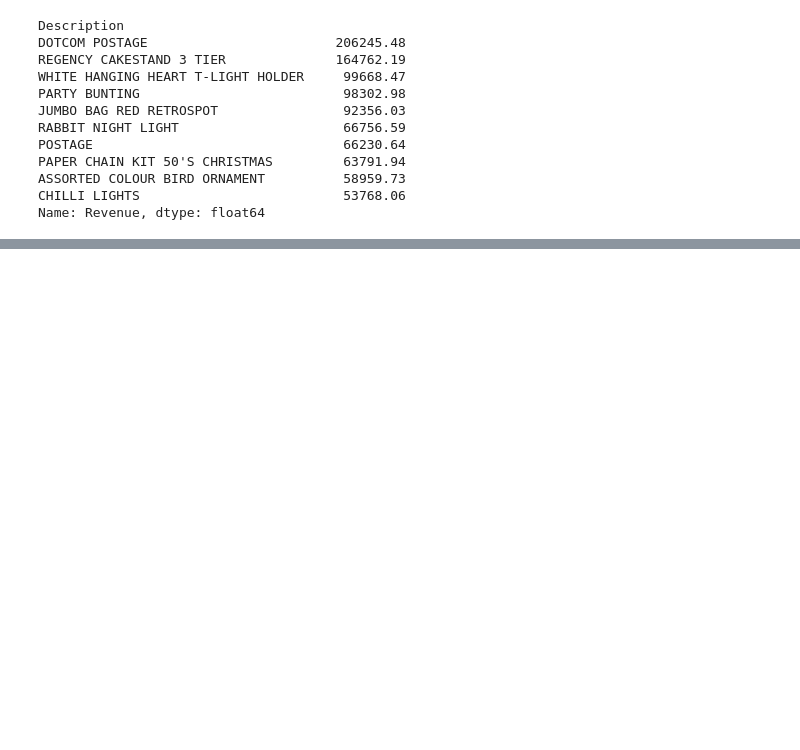
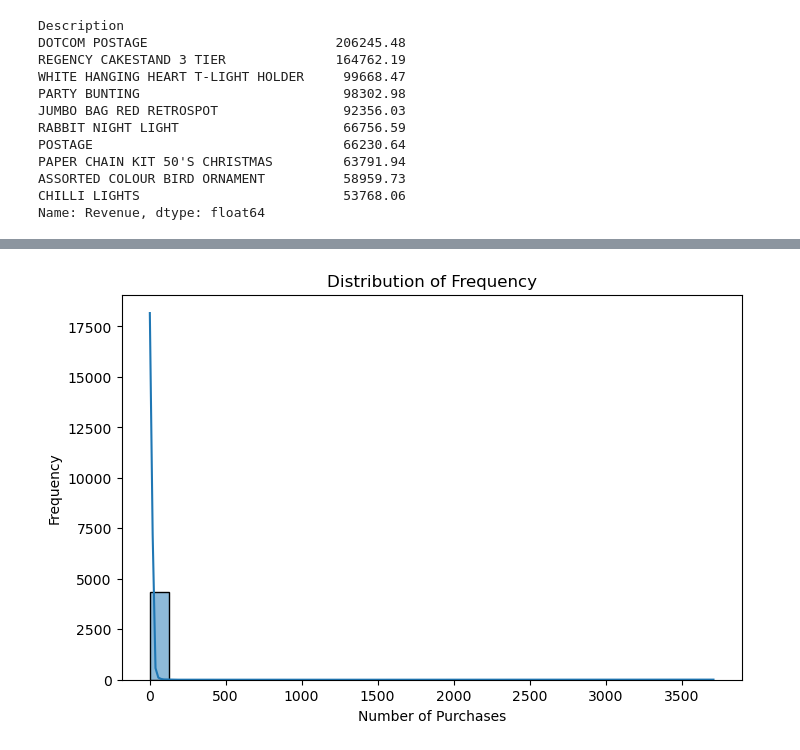
Before and after one commit to BihaniM/portfolio-project-1, a Jupyter notebook: Portfolio_project.ipynb, the cells around one changed output, grey strips where cells are left out. Saved outputs shown, nothing was run; the diff lists cells and outputs as text; code cells hidden in the pictures; blank space fills up the shorter version.

```diff
--- a/Portfolio_project.ipynb
+++ b/Portfolio_project.ipynb
@@ -272,0 +402,10 @@ Name: Revenue, dtype: float64
+# %%
+# Plot distribution of Frequency
+plt.figure(figsize=(8, 5))
+sns.histplot(rfm_df['Frequency'], bins=30, kde=True)
+plt.title("Distribution of Frequency")
+plt.xlabel("Number of Purchases")
+plt.ylabel("Frequency")
+plt.show()
+# %% [output]
+[figure, added]
```
Also changed, not shown: parts of 11 cells of this notebook.
